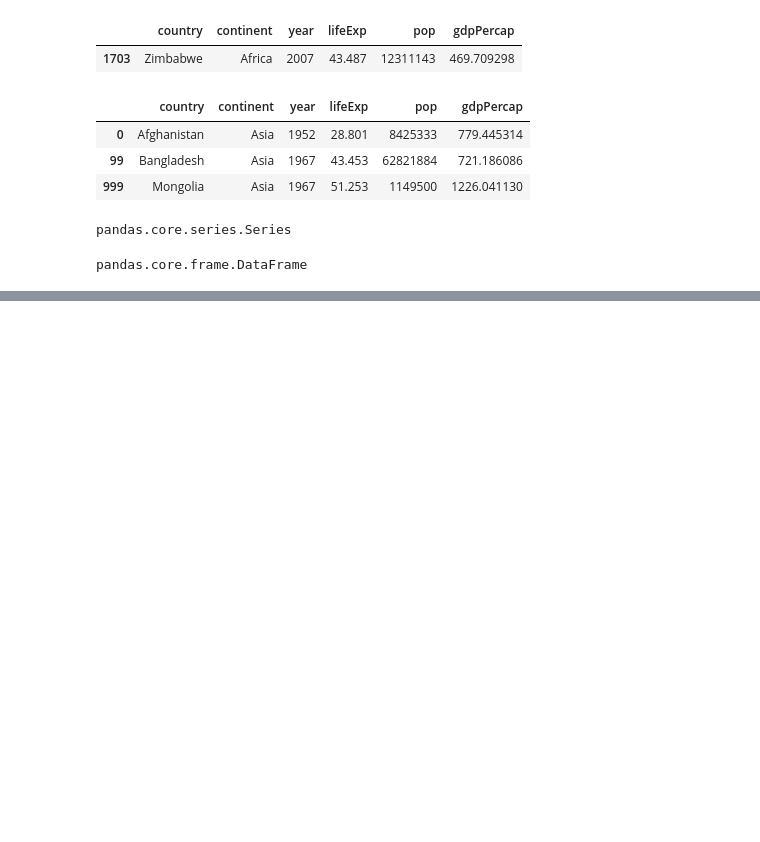
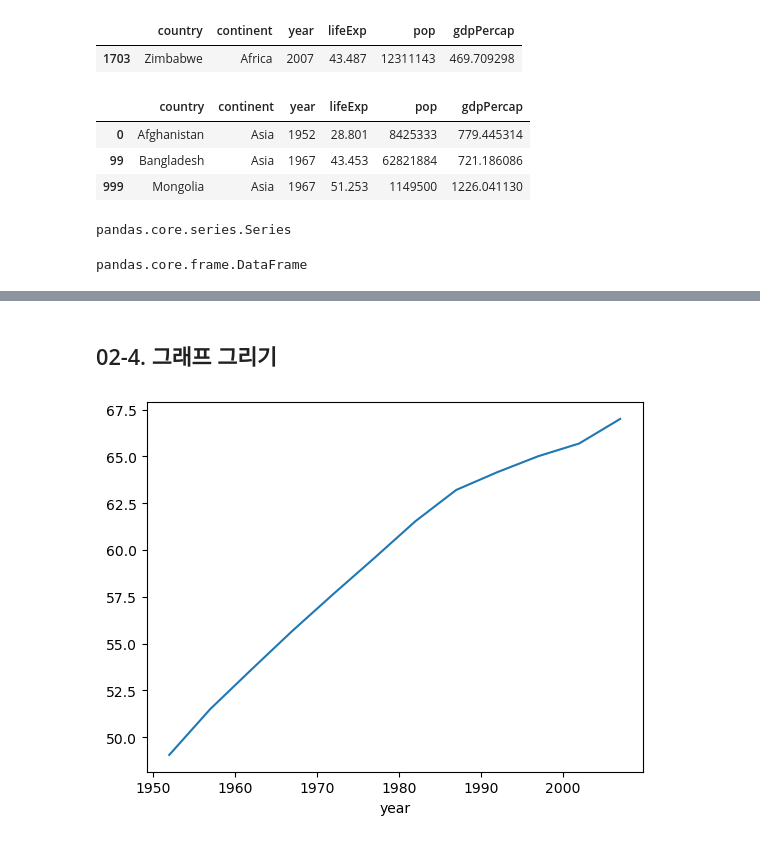
Before and after one commit to jamesbluenote/doit_pandas, a Jupyter notebook: Doit_pandas_ch-2.ipynb, the cells around one changed output, grey strips where cells are left out. Saved outputs shown, nothing was run; the diff lists cells and outputs as text; code cells hidden in the pictures; blank space fills up the shorter version.

```diff
--- a/Doit_pandas_ch-2.ipynb
+++ b/Doit_pandas_ch-2.ipynb
@@ -162,0 +403,2 @@ pandas.core.frame.DataFrame
+# %% [markdown]
+## 02-4. 그래프 그리기
@@ -162,0 +407,6 @@ pandas.core.frame.DataFrame
+# %%
+df_subset = df.groupby('year')['lifeExp'].mean()
+# %%
+df_subset.plot();
+# %% [output]
+[figure, added]
```
Also changed, not shown: parts of 27 cells of this notebook, 10 other files.
